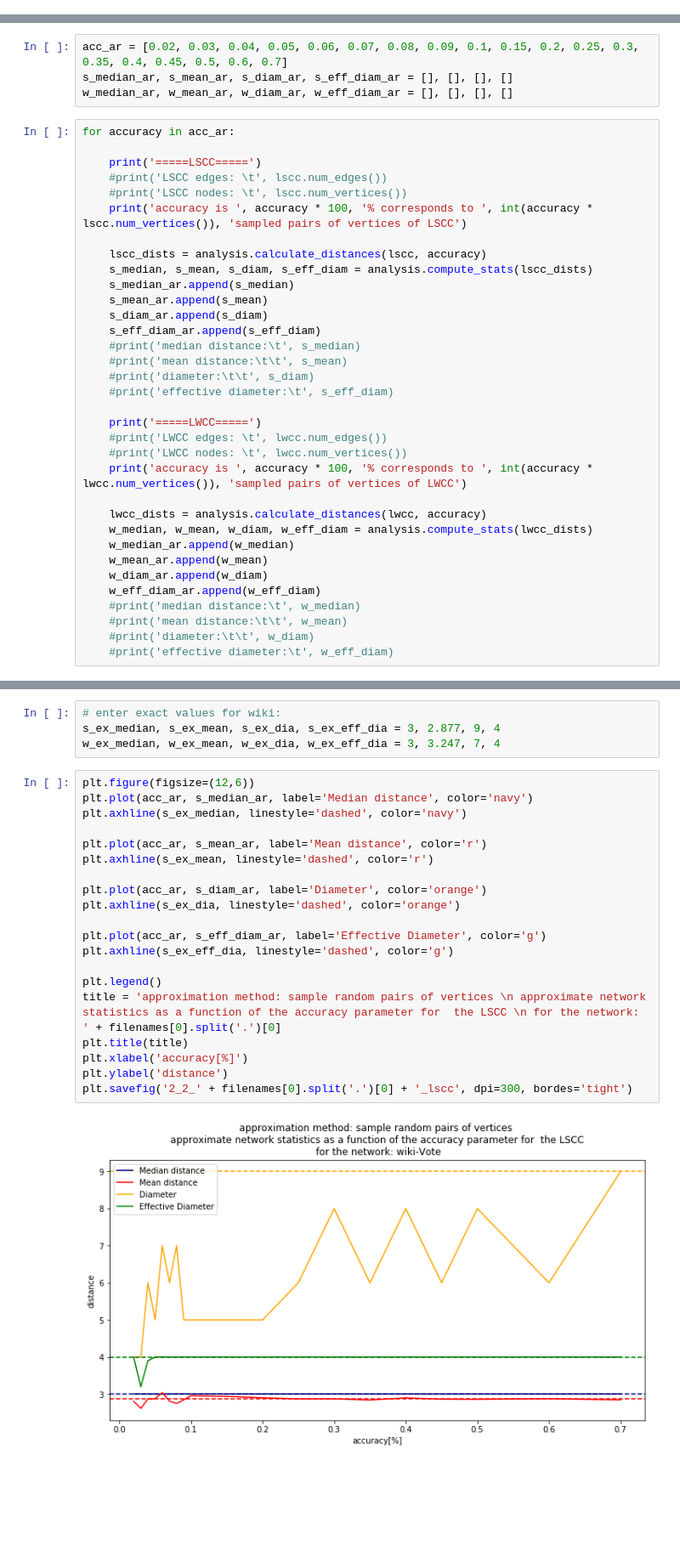
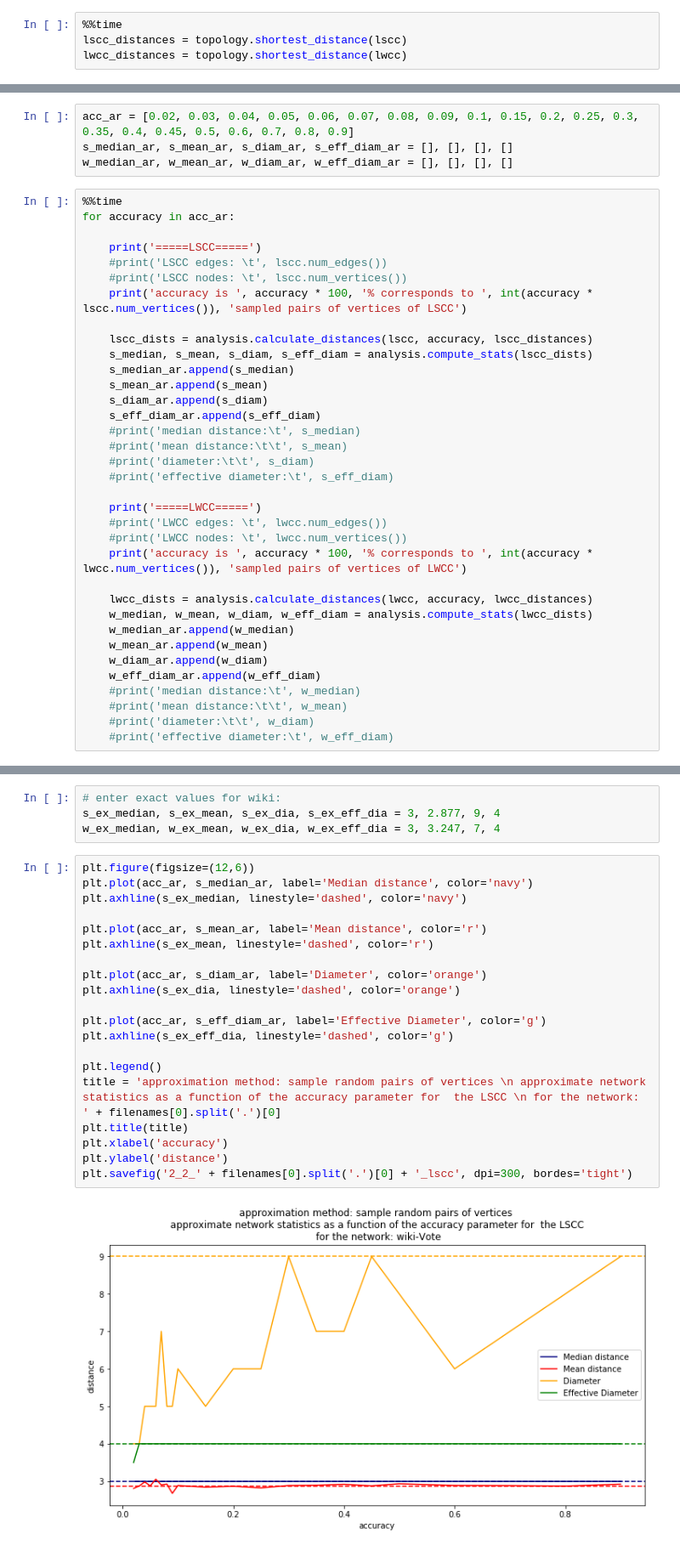
Before and after one commit to MaximilianPavon/DM_project, a Jupyter notebook: gt_2_2_approx_vs_accuracy_wiki.ipynb, the cells around one changed output, grey strips where cells are left out. Shown at 85% size. Cells and saved outputs as stored; diff of their text form; blank space fills up the shorter version.

Commit message:
use optimised distance function if dist topology has been calculated

```diff
--- a/gt_2_2_approx_vs_accuracy_wiki.ipynb
+++ b/gt_2_2_approx_vs_accuracy_wiki.ipynb
@@ -14,3 +17,7 @@ vertices: 8298 edges: 103689
 # %%
 lscc = analysis.calculate_largest_strongly_connected_comp(g)
 lwcc = analysis.calculate_largest_weakly_connected_comp(g)
+# %%
+%%time
+lscc_distances = topology.shortest_distance(lscc)
+lwcc_distances = topology.shortest_distance(lwcc)
@@ -17,8 +27,9 @@ lwcc = analysis.calculate_largest_weakly_connected_comp(g)
 # %%
-acc_ar = [0.02, 0.03, 0.04, 0.05, 0.06, 0.07, 0.08, 0.09, 0.1, 0.15, 0.2, 0.25, 0.3, 0.35, 0.4, 0.45, 0.5, 0.6, 0.7]
+acc_ar = [0.02, 0.03, 0.04, 0.05, 0.06, 0.07, 0.08, 0.09, 0.1, 0.15, 0.2, 0.25, 0.3, 0.35, 0.4, 0.45, 0.5, 0.6, 0.7, 0.8, 0.9]
 s_median_ar, s_mean_ar, s_diam_ar, s_eff_diam_ar = [], [], [], []
 w_median_ar, w_mean_ar, w_diam_ar, w_eff_diam_ar = [], [], [], []
 # %%
+%%time
 for accuracy in acc_ar:
 
     print('=====LSCC=====')
@@ -26,7 +37,7 @@ for accuracy in acc_ar:
     #print('LSCC nodes: \t', lscc.num_vertices())
     print('accuracy is ', accuracy * 100, '% corresponds to ', int(accuracy * lscc.num_vertices()), 'sampled pairs of vertices of LSCC')
 
-    lscc_dists = analysis.calculate_distances(lscc, accuracy)
+    lscc_dists = analysis.calculate_distances(lscc, accuracy, lscc_distances)
     s_median, s_mean, s_diam, s_eff_diam = analysis.compute_stats(lscc_dists)
     s_median_ar.append(s_median)
     s_mean_ar.append(s_mean)
@@ -42,7 +53,7 @@ for accuracy in acc_ar:
     #print('LWCC nodes: \t', lwcc.num_vertices())
     print('accuracy is ', accuracy * 100, '% corresponds to ', int(accuracy * lwcc.num_vertices()), 'sampled pairs of vertices of LWCC')
 
-    lwcc_dists = analysis.calculate_distances(lwcc, accuracy)
+    lwcc_dists = analysis.calculate_distances(lwcc, accuracy, lwcc_distances)
     w_median, w_mean, w_diam, w_eff_diam = analysis.compute_stats(lwcc_dists)
     w_median_ar.append(w_median)
     w_mean_ar.append(w_mean)
@@ -77,25 +88,25 @@ w_ex_median, w_ex_mean, w_ex_dia, w_ex_eff_dia = 3, 3.247, 7, 4
 # %%
 plt.figure(figsize=(12,6))
 plt.plot(acc_ar, s_median_ar, label='Median distance', color='navy')
 plt.axhline(s_ex_median, linestyle='dashed', color='navy')
 
 plt.plot(acc_ar, s_mean_ar, label='Mean distance', color='r')
 plt.axhline(s_ex_mean, linestyle='dashed', color='r')
 
 plt.plot(acc_ar, s_diam_ar, label='Diameter', color='orange')
 plt.axhline(s_ex_dia, linestyle='dashed', color='orange')
 
 plt.plot(acc_ar, s_eff_diam_ar, label='Effective Diameter', color='g')
 plt.axhline(s_ex_eff_dia, linestyle='dashed', color='g')
 
 plt.legend()
 title = 'approximation method: sample random pairs of vertices \n approximate network statistics as a function of the accuracy parameter for  the LSCC \n for the network: ' + filenames[0].split('.')[0]
 plt.title(title)
-plt.xlabel('accuracy[%]')
+plt.xlabel('accuracy')
 plt.ylabel('distance')
 plt.savefig('2_2_' + filenames[0].split('.')[0] + '_lscc', dpi=300, bordes='tight')
 # %% [output]
-[figure, old version]
+[figure, new version]
 # %%
 plt.figure(figsize=(12,6))
 plt.plot(acc_ar, w_median_ar, label='Median distance', color='navy')
```
Also changed, not shown: parts of 4 cells of this notebook, 2 other files.
